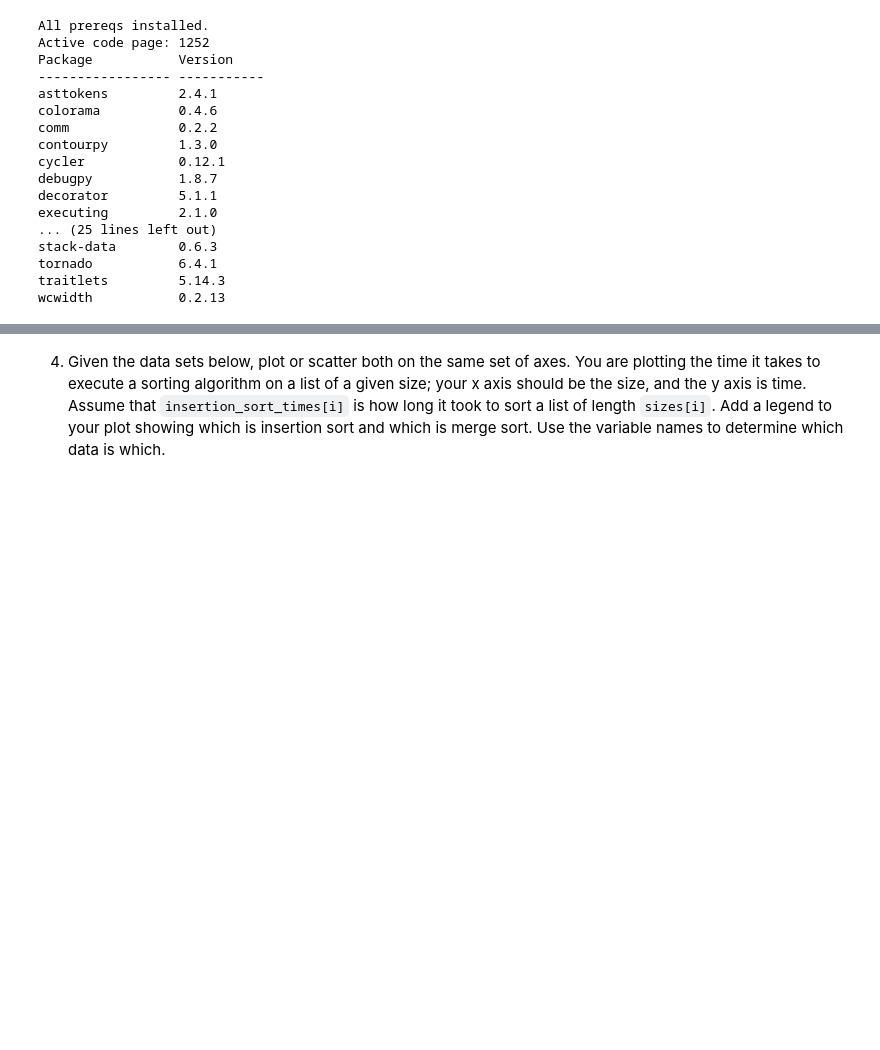
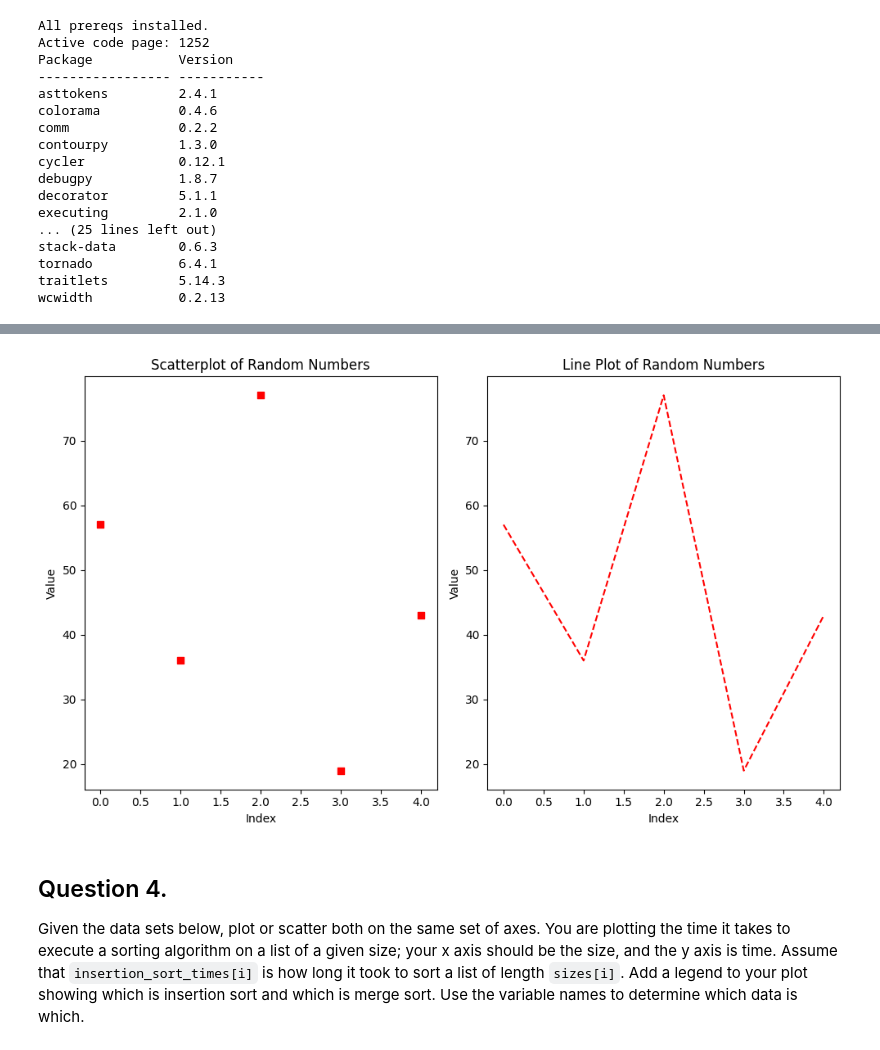
Before and after one commit to trentrueckert/web-project-03-trentrueckert, a Jupyter notebook: pyplot.ipynb, the cells around one changed output, grey strips where cells are left out. Saved outputs shown, nothing was run; the diff lists cells and outputs as text; code cells hidden in the pictures; blank space fills up the shorter version.

```diff
--- a/pyplot.ipynb
+++ b/pyplot.ipynb
@@ -65,2 +112,28 @@ letter_freq = dict(Counter(TEXT))
+# %%
+# generate the list of 5 random integers
+random_numbers = np.random.randint(1, 100, size=5)
+x_vals = range(len(random_numbers))
+
+# Create the scatterplot
+plt.figure(figsize=(10, 6))
+plt.subplot(1, 2, 1)
+plt.scatter(x_vals, random_numbers, color='red', marker='s')
+plt.title('Scatterplot of Random Numbers')
+plt.xlabel('Index')
+plt.ylabel('Value')
+
+# Create the line plot
+plt.subplot(1, 2, 2)
+plt.plot(x_vals, random_numbers, color='red', linestyle='--')
+plt.title('Line Plot of Random Numbers')
+plt.xlabel('Index')
+plt.ylabel('Value')
+
+plt.tight_layout()
+plt.show()
+# %% [output]
+[figure, added]
 # %% [markdown]
-4. Given the data sets below, plot or scatter both on the same set of axes.  You are plotting the time it takes to execute a sorting algorithm on a list of a given size; your x axis should be the size, and the y axis is time.  Assume that `insertion_sort_times[i]` is how long it took to sort a list of length `sizes[i]`.  Add a legend to your plot showing which is insertion sort and which is merge sort.  Use the variable names to determine which data is which.
+## Question 4.
+
+Given the data sets below, plot or scatter both on the same set of axes.  You are plotting the time it takes to execute a sorting algorithm on a list of a given size; your x axis should be the size, and the y axis is time.  Assume that `insertion_sort_times[i]` is how long it took to sort a list of length `sizes[i]`.  Add a legend to your plot showing which is insertion sort and which is merge sort.  Use the variable names to determine which data is which.
```
Also changed, not shown: parts of 7 cells of this notebook.
